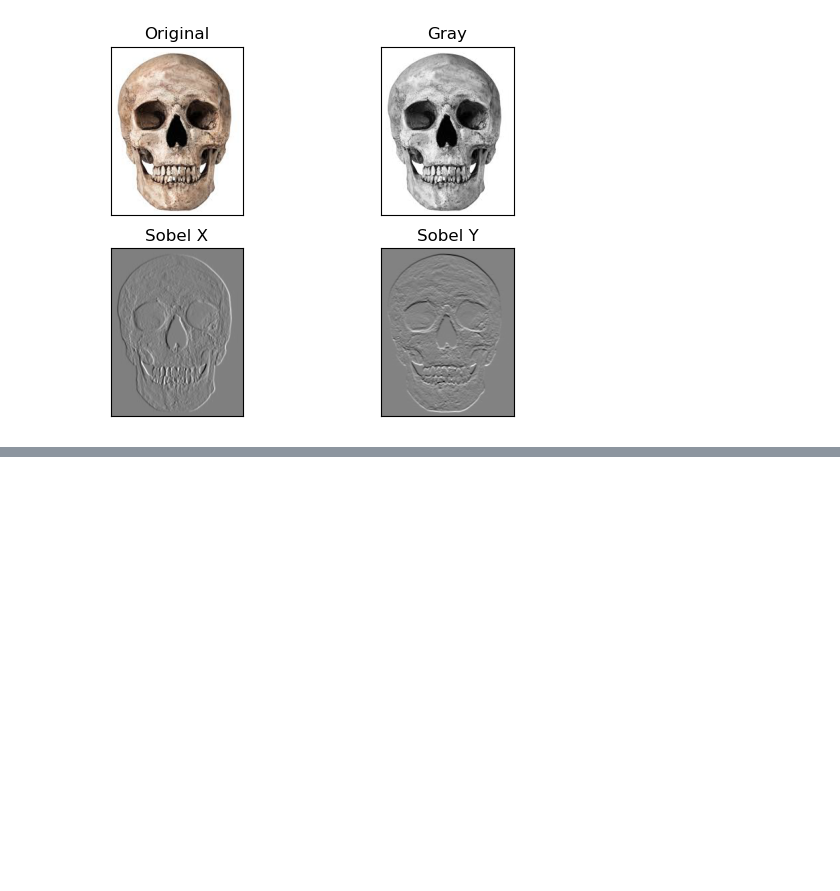
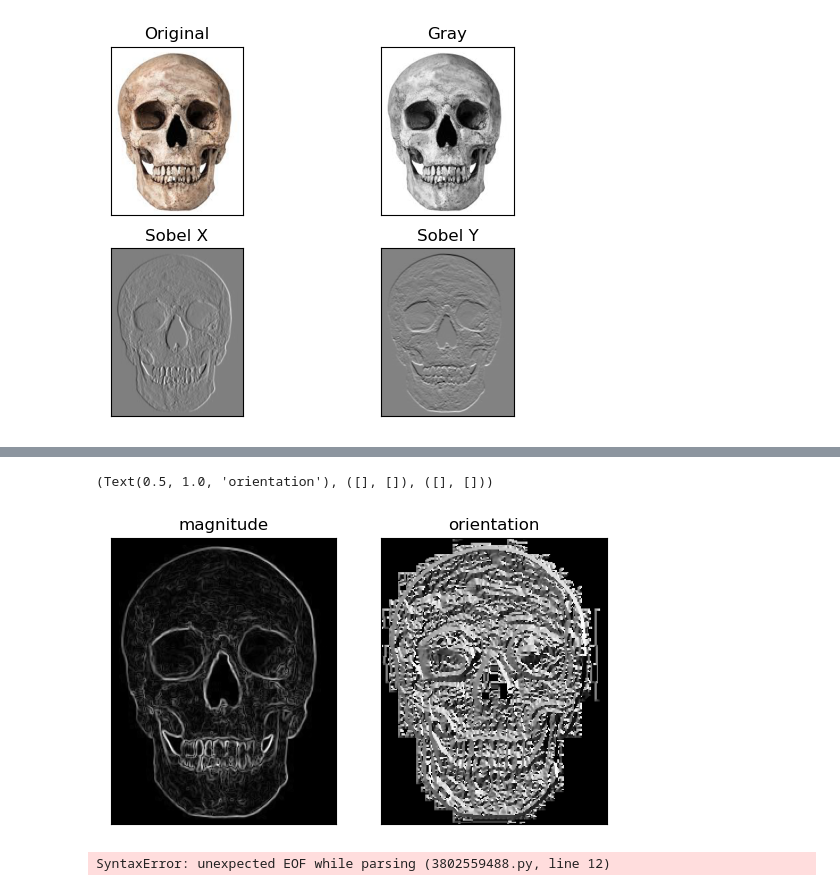
Before and after one commit to WeikaiKong/COMP3065_Computer_Vision, a Jupyter notebook: labs/lab1.ipynb, the cells around one changed output, grey strips where cells are left out. Cells and saved outputs as stored; diff of their text form; code cells hidden in the pictures; blank space fills up the shorter version.

```diff
--- a/labs/lab1.ipynb
+++ b/labs/lab1.ipynb
@@ -24,0 +46,43 @@ plt.title('Sobel Y'), plt.xticks([]), plt.yticks([])
+# %%
+# calculate gradient magnitude and orientation
+gMag = (sobelx**2 + sobely**2)**0.5
+orien = cv2.phase(np.array(sobelx, np.float64), np.array(sobely, np.float64), angleInDegrees = True)
+
+plt.subplot(1,2,1),plt.imshow(gMag,cmap = 'gray')
+plt.title('magnitude'), plt.xticks([]), plt.yticks([])
+
+plt.subplot(1,2,2),plt.imshow(orien,cmap = 'gray')
+plt.title('orientation'), plt.xticks([]), plt.yticks([])
+# %% [output]
+(Text(0.5, 1.0, 'orientation'), ([], []), ([], []))
+[figure, added]
+# %%
+# map the orientation using 4 colors for visualization
+orienMap = np.zeros((orien.shape[0], orien.shape[1], 3), dtype=np.int32)
+
+# Define RGB
+red = np.array([255, 0, 0])
+cyan = np.array([0, 255, 255])
+green = np.array([0, 255, 0])
+yellow = np.array([255, 255, 0])
+
+# set colors corresponding to angles
+for i in range(0, orienMap.shape[0]):
+    for j in range(0, orienMap.shape[1]):
+        if orien[i, j] < 90.0:
+            orienMap[i, j, :] = red
+        elif orien[i, j] < 180.0:
+            orienMap[i, j, :] = cyan
+        elif orien[i, j] < 270.0:
+            orienMap[i, j, :] = green
+        elif orien[i, j] < 360.0:
+            orienMap[i, j, :] = yellow
+
+plt.figure()
+plt.subplot(1,2,1),plt.imshow(gMag,cmap = 'gray')
+plt.title('magnitude'), plt.xticks([]), plt.yticks([])
+
+plt.subplot(1,2,2),plt.imshow(orienMap)
+plt.title('orientation'), plt.xticks([]), plt.yticks([])
+# %% [output]
+SyntaxError: unexpected EOF while parsing (3802559488.py, line 12)
```
Also changed, not shown: parts of 2 cells of this notebook.
